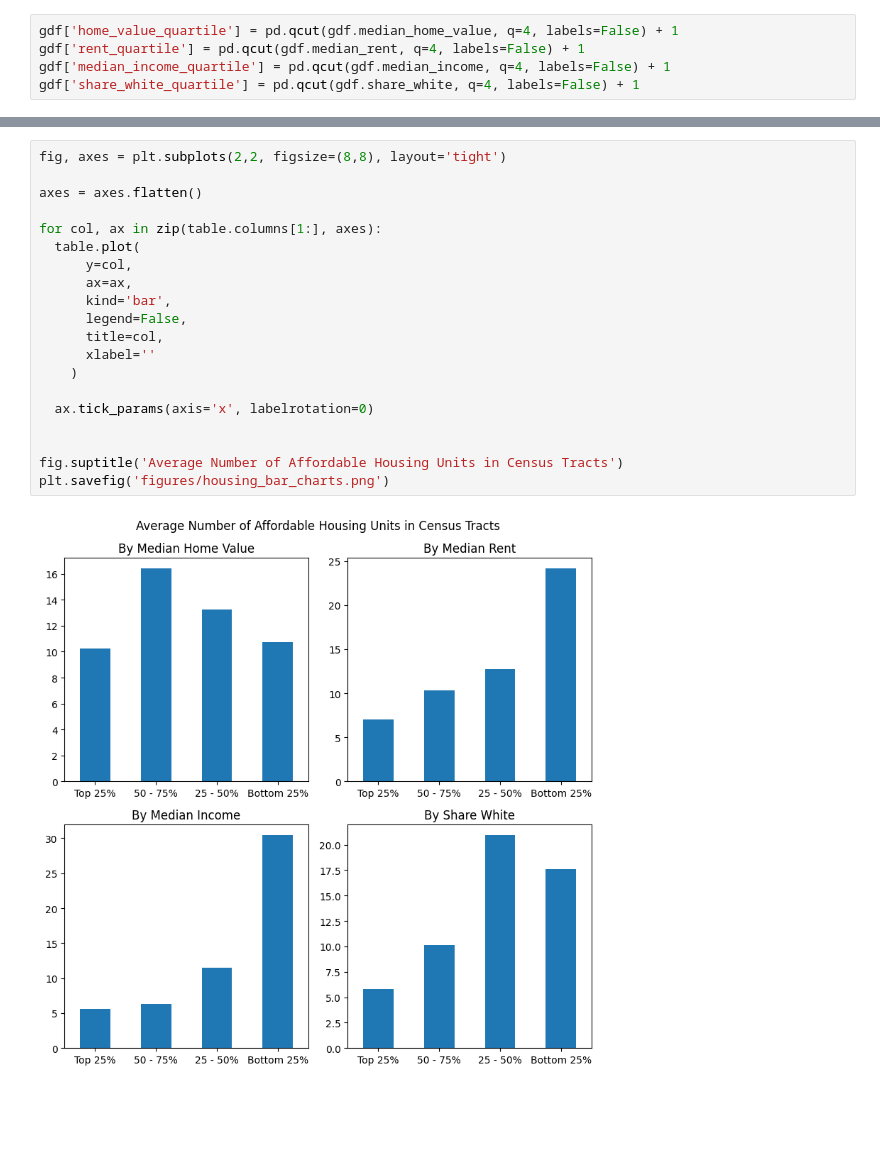
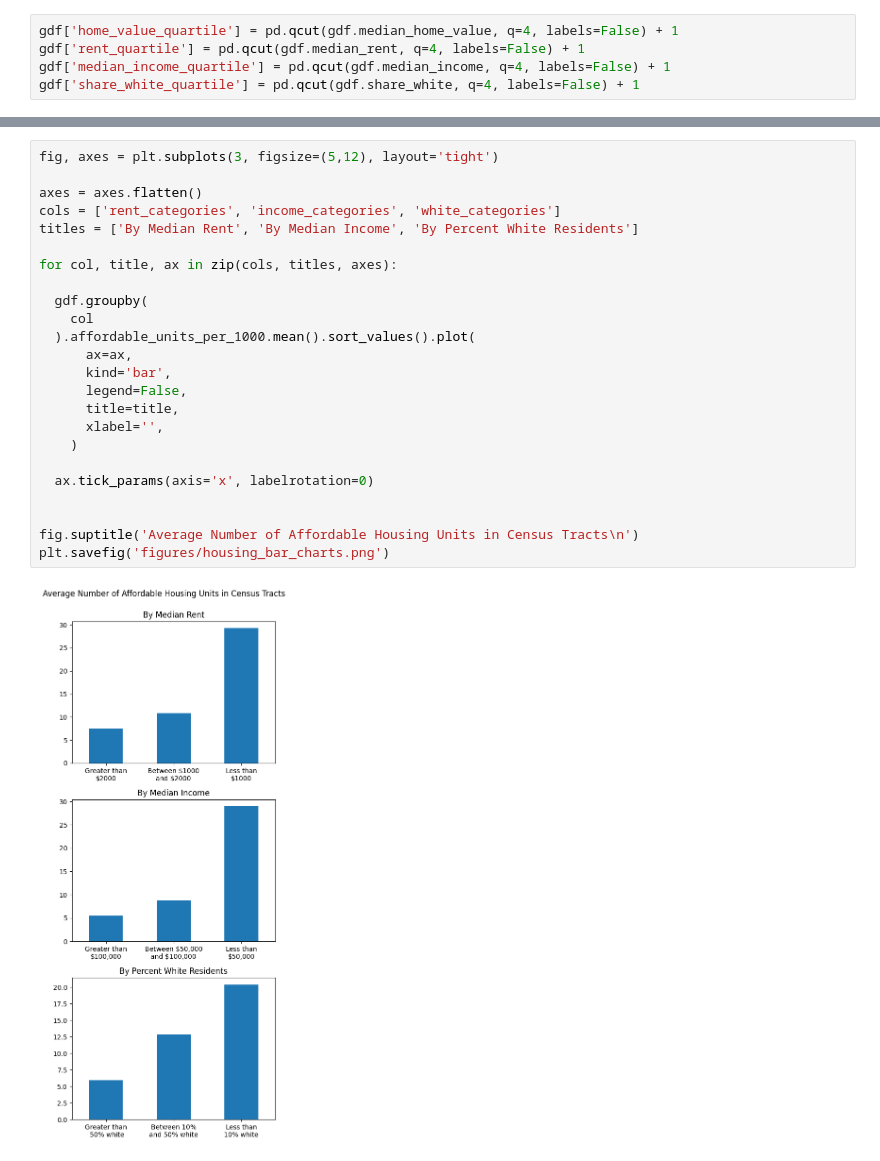
Before and after one commit to thedavidhackett/affordable_housing, a Jupyter notebook: data_exploration.ipynb, the cells around one changed output, grey strips where cells are left out. Saved outputs shown, nothing was run; the diff lists cells and outputs as text; blank space fills up the shorter version.

```diff
--- a/data_exploration.ipynb
+++ b/data_exploration.ipynb
@@ -52,22 +70,26 @@ table = units_by_quartile.reset_index().sort_values('index', ascending=False).se
 # %%
-fig, axes = plt.subplots(2,2, figsize=(8,8), layout='tight')
+fig, axes = plt.subplots(3, figsize=(5,12), layout='tight')
 
 axes = axes.flatten()
+cols = ['rent_categories', 'income_categories', 'white_categories']
+titles = ['By Median Rent', 'By Median Income', 'By Percent White Residents']
 
-for col, ax in zip(table.columns[1:], axes):
-  table.plot(
-      y=col,
+for col, title, ax in zip(cols, titles, axes):
+
+  gdf.groupby(
+    col
+  ).affordable_units_per_1000.mean().sort_values().plot(
       ax=ax,
       kind='bar',
       legend=False,
-      title=col,
-      xlabel=''
+      title=title,
+      xlabel='',
     )
 
   ax.tick_params(axis='x', labelrotation=0)
 
 
-fig.suptitle('Average Number of Affordable Housing Units in Census Tracts')
+fig.suptitle('Average Number of Affordable Housing Units in Census Tracts\n')
 plt.savefig('figures/housing_bar_charts.png')
 # %% [output]
-[figure, old version]
+[figure, new version]
```
Also changed, not shown: parts of 4 cells of this notebook, 1 other file.
